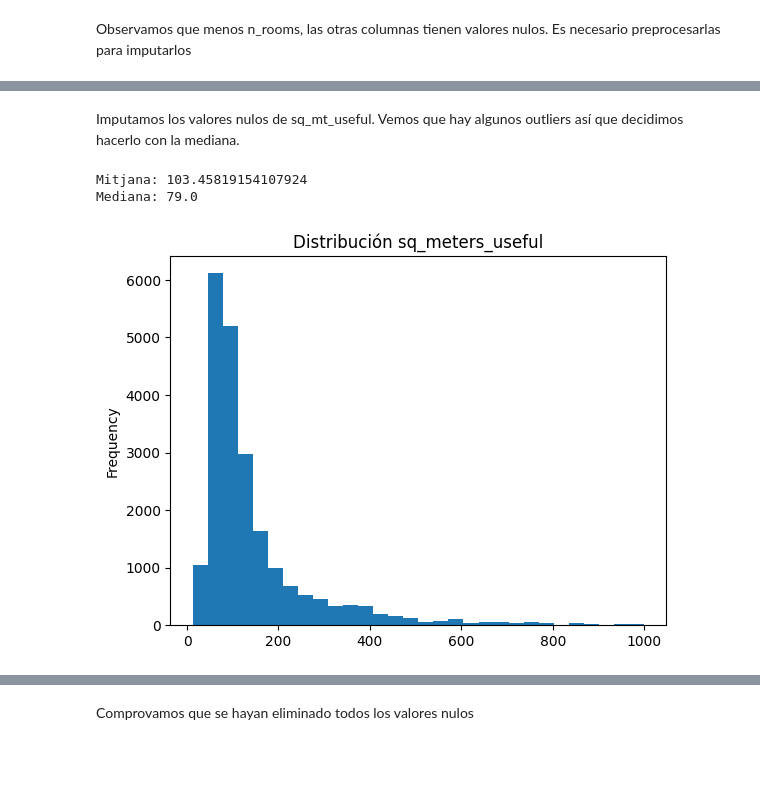
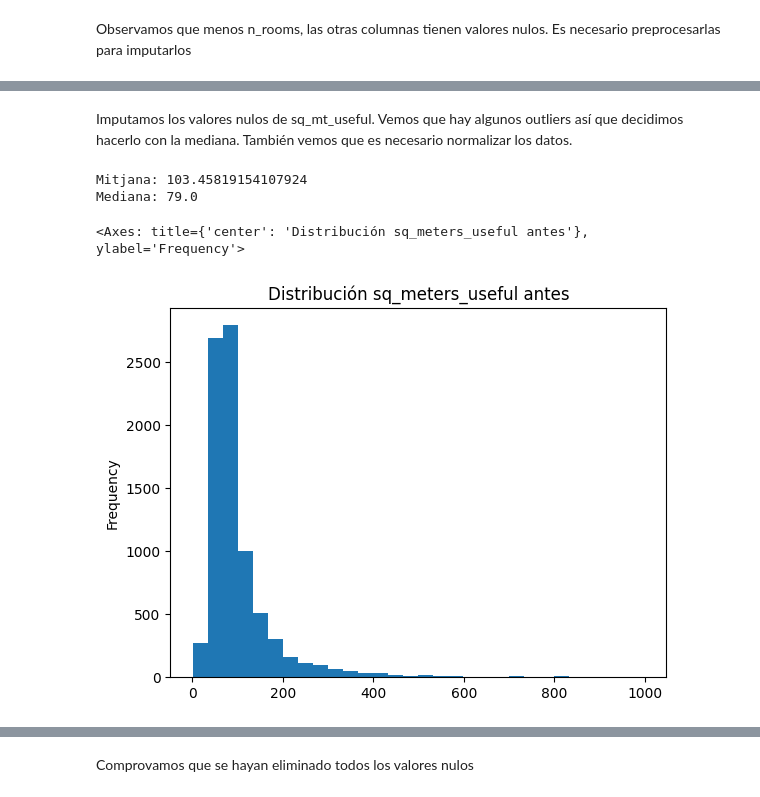
Before and after one commit to carleslobon/MD2, a Jupyter notebook: preprocessing/preprocessing_ricard.ipynb, the cells around one changed output, grey strips where cells are left out. Saved outputs shown, nothing was run; the diff lists cells and outputs as text; code cells hidden in the pictures; blank space fills up the shorter version.

Commit message:
adding graphics to preprocessing

```diff
--- a/preprocessing/preprocessing_ricard.ipynb
+++ b/preprocessing/preprocessing_ricard.ipynb
@@ -37,0 +46,4 @@ Observamos que menos n_rooms, las otras columnas tienen valores nulos. Es necesa
+# %%
+scaler = StandardScaler()
+df['n_rooms'] = scaler.fit_transform(df[['sq_mt_built']])
+df['n_rooms'].plot(kind='hist', bins=30, title='Distribución n_rooms después')
@@ -49,0 +64,5 @@ Mediana: 100.0
+# %%
+df['sq_mt_built'] = df['sq_mt_built'].fillna(df['sq_mt_built'].median())
+scaler = StandardScaler()
+df['sq_mt_built'] = scaler.fit_transform(df[['sq_mt_built']])
+df['sq_mt_built'].plot(kind='hist', bins=30, title='Distribución sq_meters_built después')
@@ -50,12 +72,11 @@ Mediana: 100.0
 # %% [markdown]
-Imputamos los valores nulos de sq_mt_useful. Vemos que hay algunos outliers así que decidimos hacerlo con la mediana.
+Imputamos los valores nulos de sq_mt_useful. Vemos que hay algunos outliers así que decidimos hacerlo con la mediana. También vemos que es necesario normalizar los datos.
 # %%
 print("Mitjana:", df['sq_mt_useful'].mean())
 print("Mediana:", df['sq_mt_useful'].median())
-df['sq_mt_built'].plot(kind='hist', bins=30, title='Distribución sq_meters_useful')
-
-df['sq_mt_useful'] = df['sq_mt_useful'].fillna(df['sq_mt_useful'].median())
+df['sq_mt_useful'].plot(kind='hist', bins=30, title='Distribución sq_meters_useful antes')
 # %% [output]
 Mitjana: 103.45819154107924
 Mediana: 79.0
+<Axes: title={'center': 'Distribución sq_meters_useful antes'}, ylabel='Frequency'>
-[figure, old version]
+[figure, new version]
```
Also changed, not shown: parts of 13 cells of this notebook.
